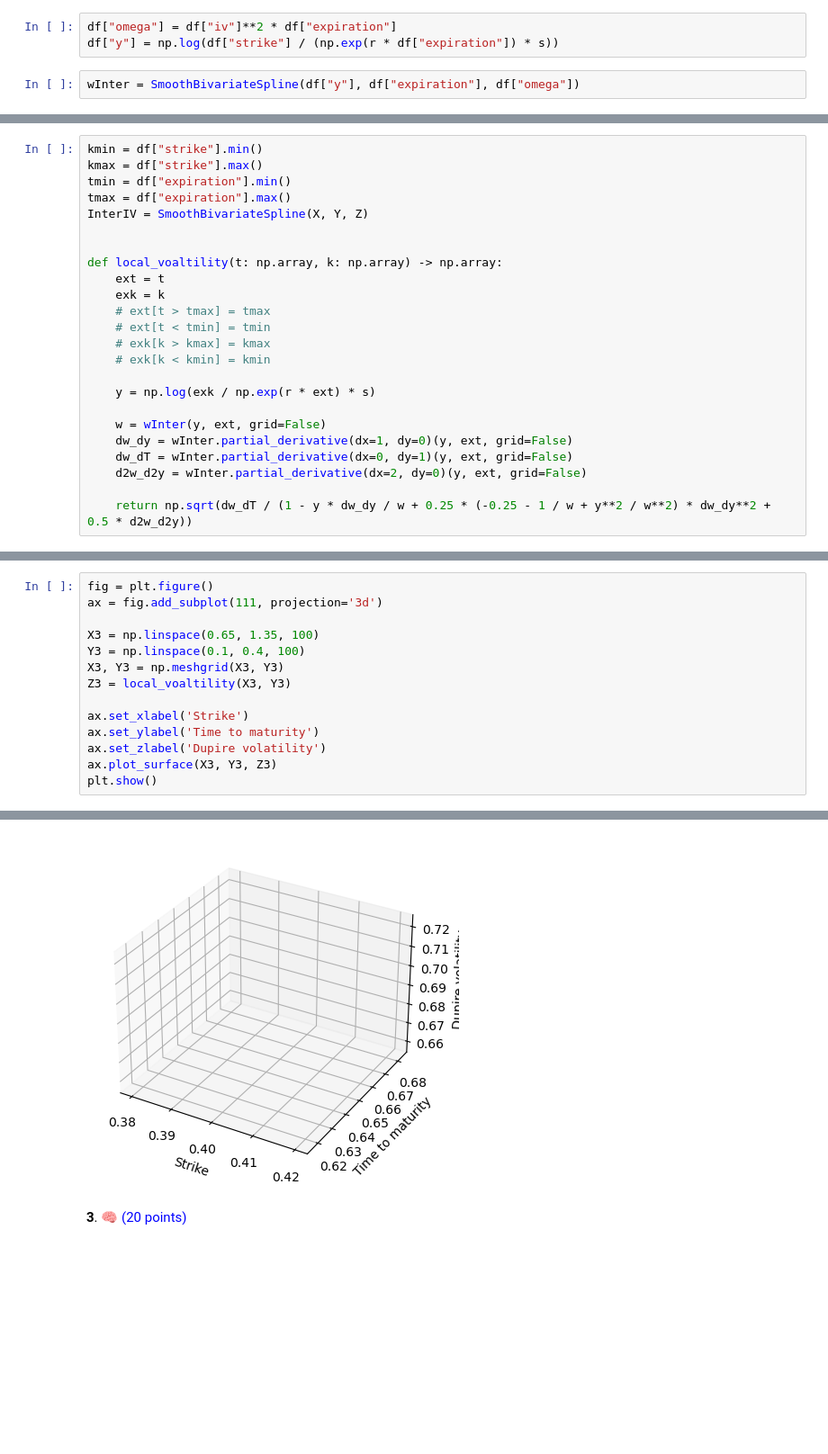
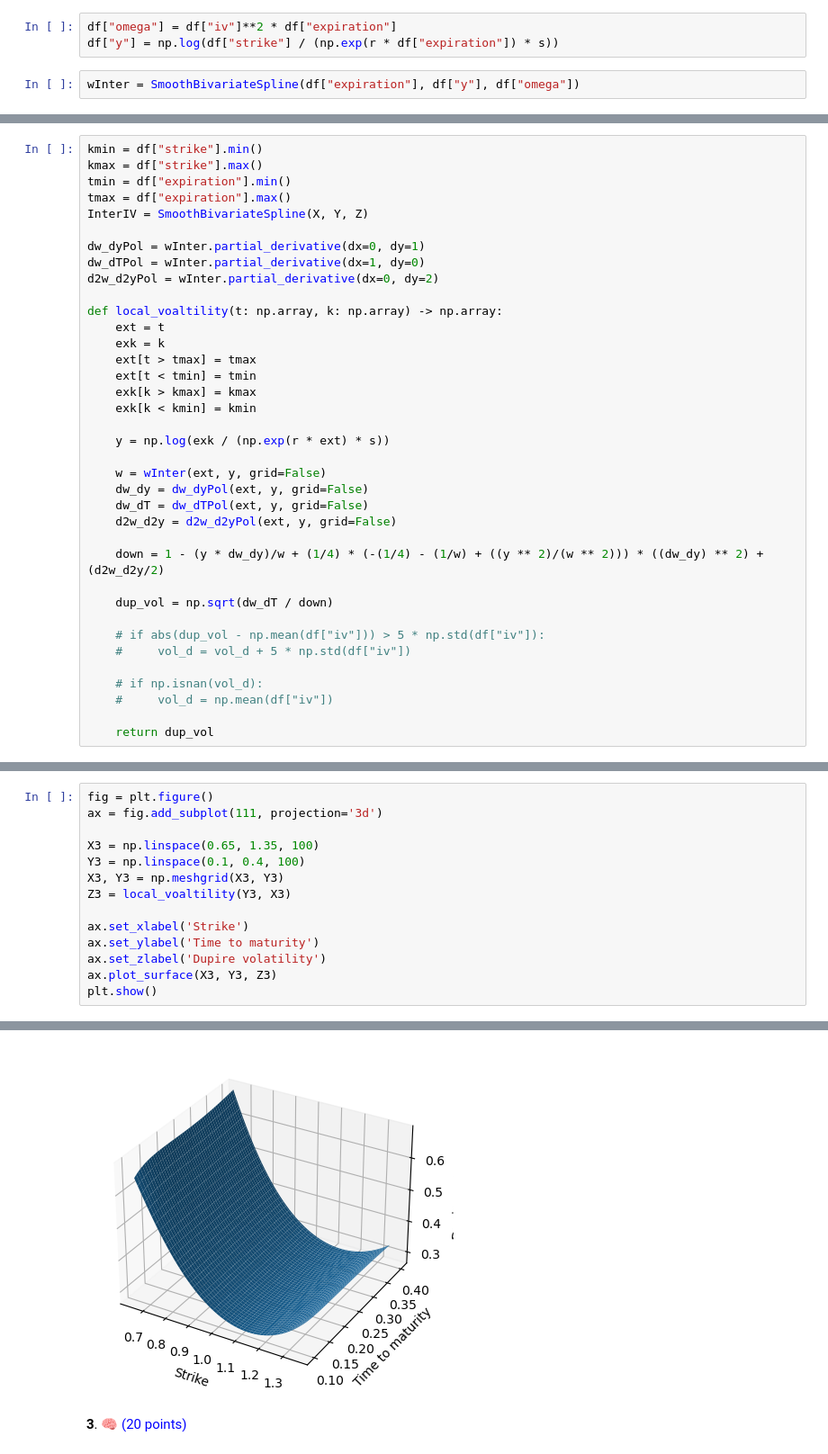
Before and after one commit to VsevolodZaostrovsky/-StochasticVolatilityModels, a Jupyter notebook: Homeworks/Lab 1.ipynb, the cells around one changed output, grey strips where cells are left out. Shown at 90% size. Saved outputs shown, nothing was run; the diff lists cells and outputs as text; blank space fills up the shorter version.

```diff
--- a/Homeworks/Lab 1.ipynb
+++ b/Homeworks/Lab 1.ipynb
@@ -266,4 +266,4 @@ Preparing data for interpolation of $\omega = \omega(T, y)$
 df["omega"] = df["iv"]**2 * df["expiration"]
 df["y"] = np.log(df["strike"] / (np.exp(r * df["expiration"]) * s))
 # %%
-wInter = SmoothBivariateSpline(df["y"], df["expiration"], df["omega"])
+wInter = SmoothBivariateSpline(df["expiration"], df["y"], df["omega"])
@@ -274,20 +290,33 @@ tmin = df["expiration"].min()
 tmax = df["expiration"].max()
 InterIV = SmoothBivariateSpline(X, Y, Z)
 
+dw_dyPol = wInter.partial_derivative(dx=0, dy=1)
+dw_dTPol = wInter.partial_derivative(dx=1, dy=0)
+d2w_d2yPol = wInter.partial_derivative(dx=0, dy=2)
 
 def local_voaltility(t: np.array, k: np.array) -> np.array:
     ext = t
     exk = k
-    # ext[t > tmax] = tmax
-    # ext[t < tmin] = tmin
-    # exk[k > kmax] = kmax
-    # exk[k < kmin] = kmin
+    ext[t > tmax] = tmax
+    ext[t < tmin] = tmin
+    exk[k > kmax] = kmax
+    exk[k < kmin] = kmin
 
-    y = np.log(exk / np.exp(r * ext) * s)
+    y = np.log(exk / (np.exp(r * ext) * s))
 
-    w = wInter(y, ext, grid=False)
-    dw_dy = wInter.partial_derivative(dx=1, dy=0)(y, ext, grid=False)
-    dw_dT = wInter.partial_derivative(dx=0, dy=1)(y, ext, grid=False)
-    d2w_d2y = wInter.partial_derivative(dx=2, dy=0)(y, ext, grid=False)
+    w = wInter(ext, y, grid=False)
+    dw_dy = dw_dyPol(ext, y, grid=False)
+    dw_dT = dw_dTPol(ext, y, grid=False)
+    d2w_d2y = d2w_d2yPol(ext, y, grid=False)
 
-    return np.sqrt(dw_dT / (1 - y * dw_dy / w + 0.25 * (-0.25 - 1 / w + y**2 / w**2) * dw_dy**2 + 0.5 * d2w_d2y))
+    down = 1 - (y * dw_dy)/w + (1/4) * (-(1/4) - (1/w) + ((y ** 2)/(w ** 2))) * ((dw_dy) ** 2) + (d2w_d2y/2)
+
+    dup_vol = np.sqrt(dw_dT / down)
+
+    # if abs(dup_vol - np.mean(df["iv"])) > 5 * np.std(df["iv"]):
+    #     vol_d = vol_d + 5 * np.std(df["iv"])
+
+    # if np.isnan(vol_d):
+    #     vol_d = np.mean(df["iv"])
+
+    return dup_vol
@@ -310,7 +327,7 @@ ax = fig.add_subplot(111, projection='3d')
 X3 = np.linspace(0.65, 1.35, 100)
 Y3 = np.linspace(0.1, 0.4, 100)
 X3, Y3 = np.meshgrid(X3, Y3)
-Z3 = local_voaltility(X3, Y3)
+Z3 = local_voaltility(Y3, X3)
 
 ax.set_xlabel('Strike')
 ax.set_ylabel('Time to maturity')
@@ -334,4 +338,4 @@ plt.show()
-[figure, old version]
+[figure, new version]
 # %% [markdown]
 **3**. 🧠 <span style="color:blue">(20 points)</span>
 # %% [markdown]
```
Also changed, not shown: parts of 4 cells of this notebook.
